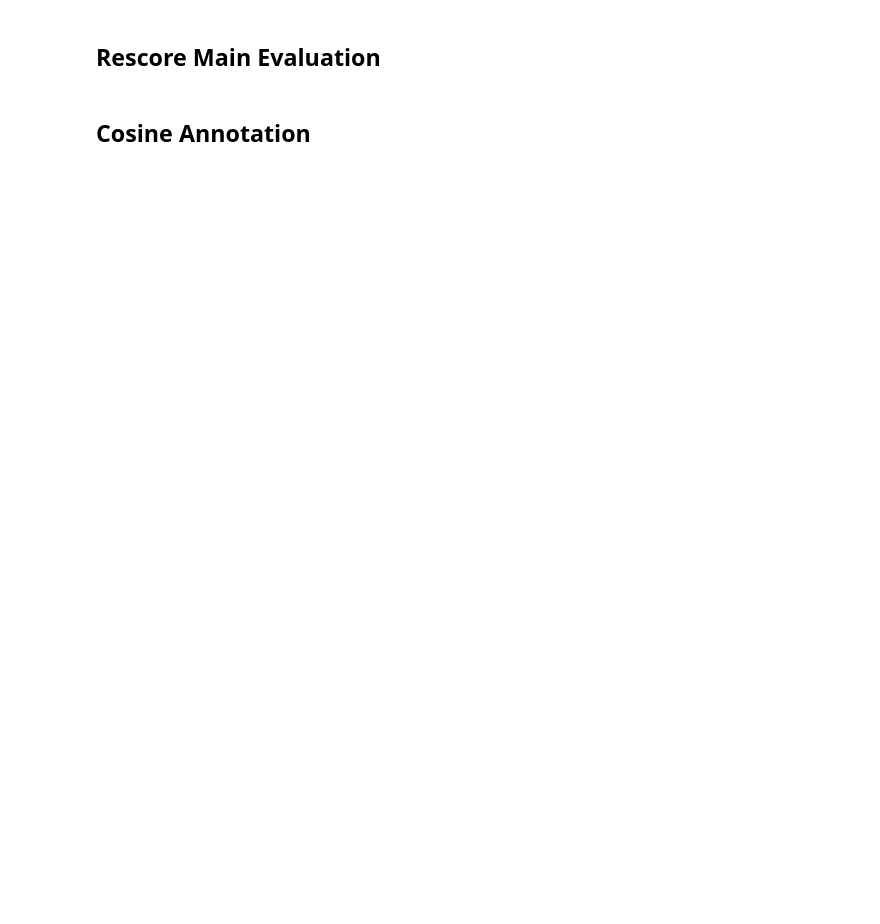
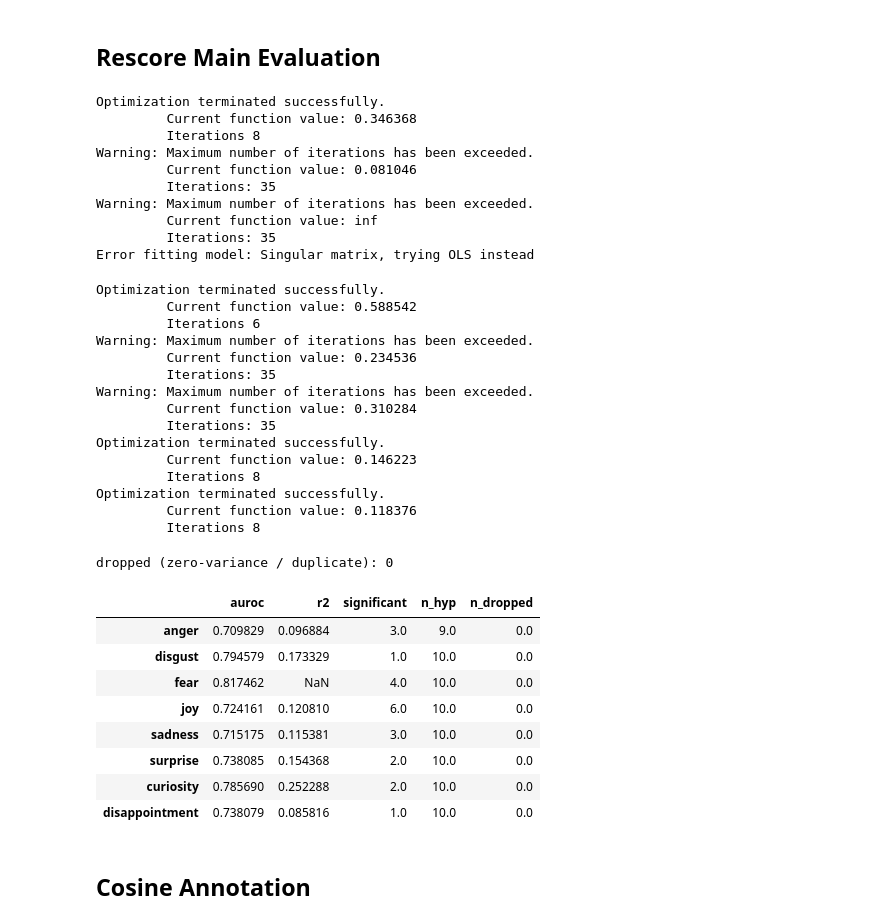
Before and after one commit to vankadaruvijayberk/HypotheSAEs, a Jupyter notebook: goemotions/03_followups.ipynb, the cells around one changed output. Drawn from its saved outputs; the diff is of its cells as text; code cells hidden in the pictures; blank space fills up the shorter version.

```diff
--- a/goemotions/03_followups.ipynb
+++ b/goemotions/03_followups.ipynb
@@ -74,23 +120,61 @@ prev.describe()
 # %% [markdown]
 ## Rescore Main Evaluation
 # %%
-# score_hypotheses fits a Logit; a hypothesis the annotator never fires on is constant,
-# collinear with the intercept -> singular matrix, inf, NaN R2. Drop those and report them.
+# score_hypotheses fits a Logit on the annotation matrix; a hypothesis the annotator
+# never fires on is constant, collinear with the intercept -> singular matrix, inf, NaN R2.
 stable, dropped_all = {}, []
 for t, neurons in selected.items():
     hyps = sorted({neuron2hyp[n] for n in neurons if n in neuron2hyp})
     if len(hyps) < 2:
         continue
     m, df, dropped = ge.score_hypotheses_stable({h: llm[h] for h in hyps},
                                                 y_true=held_targets[t].astype(float))
     dropped_all += [dict(d, target=t) for d in dropped]
-    stable[t] = None if m is None else {
-        'auroc': m.get('auroc'), 'r2': m.get('r2'),
-        'significant': m['Significant'][0], 'n_hyp': m['Significant'][1],
-        'n_dropped': len(dropped)}
+    if m is None:
+        stable[t] = None
+        continue
+    stable[t] = {'auroc': m.get('auroc'), 'r2': m.get('r2'),
+                 'significant': m['Significant'][0], 'n_hyp': m['Significant'][1],
+                 'n_dropped': len(dropped)}
 ge.log_json('12_evaluation_stable', {'per_target': stable, 'dropped': dropped_all})
 print('dropped (zero-variance / duplicate):', len(dropped_all))
-pd.DataFrame({t: v for t, v in stable.items() if v}).T
+pd.DataFrame(stable).T
+# %% [output]
+Optimization terminated successfully.
+         Current function value: 0.346368
+         Iterations 8
+Warning: Maximum number of iterations has been exceeded.
+         Current function value: 0.081046
+         Iterations: 35
+Warning: Maximum number of iterations has been exceeded.
+         Current function value: inf
+         Iterations: 35
+Error fitting model: Singular matrix, trying OLS instead
+Optimization terminated successfully.
+         Current function value: 0.588542
+         Iterations 6
+Warning: Maximum number of iterations has been exceeded.
+         Current function value: 0.234536
+         Iterations: 35
+Warning: Maximum number of iterations has been exceeded.
+         Current function value: 0.310284
+         Iterations: 35
+Optimization terminated successfully.
+         Current function value: 0.146223
+         Iterations 8
+Optimization terminated successfully.
+         Current function value: 0.118376
+         Iterations 8
+dropped (zero-variance / duplicate): 0
+|  | auroc | r2 | significant | n_hyp | n_dropped |
+| anger | 0.709829 | 0.096884 | 3.0 | 9.0 | 0.0 |
+| disgust | 0.794579 | 0.173329 | 1.0 | 10.0 | 0.0 |
+| fear | 0.817462 | NaN | 4.0 | 10.0 | 0.0 |
+| joy | 0.724161 | 0.120810 | 6.0 | 10.0 | 0.0 |
+| sadness | 0.715175 | 0.115381 | 3.0 | 10.0 | 0.0 |
+| surprise | 0.738085 | 0.154368 | 2.0 | 10.0 | 0.0 |
+| curiosity | 0.785690 | 0.252288 | 2.0 | 10.0 | 0.0 |
+| disappointment | 0.738079 | 0.085816 | 1.0 | 10.0 | 0.0 |
 # %% [markdown]
 ## Cosine Annotation
 # %%
```
Also changed, not shown: parts of 14 cells of this notebook.
